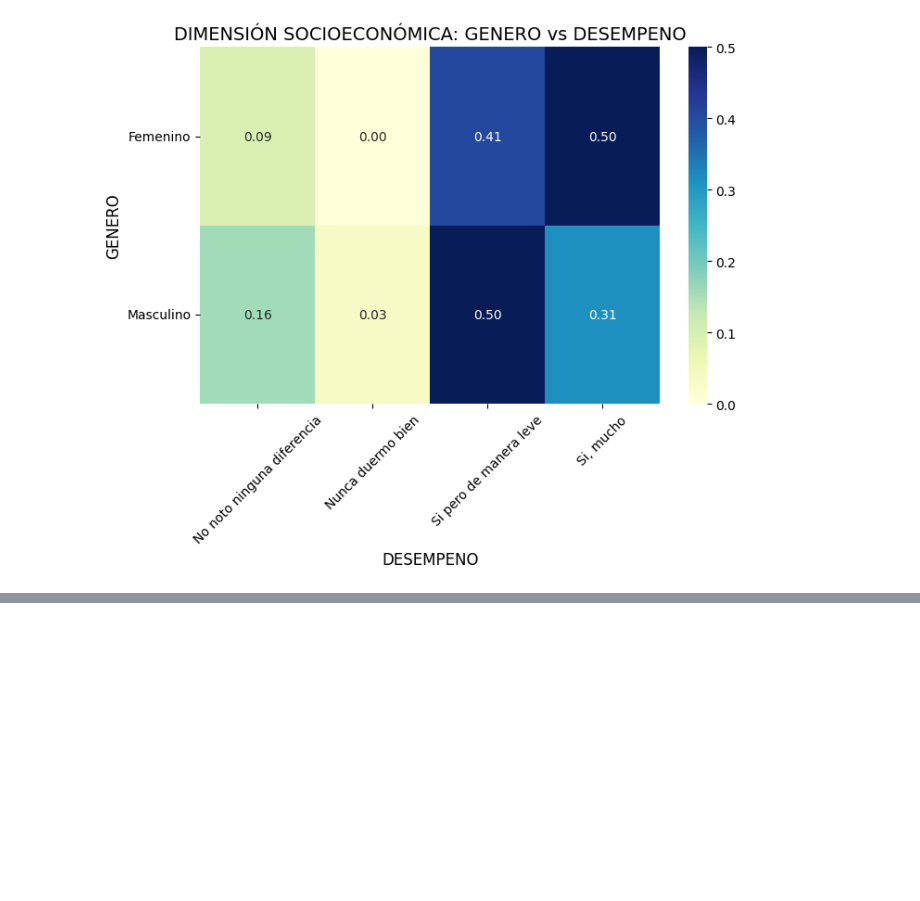
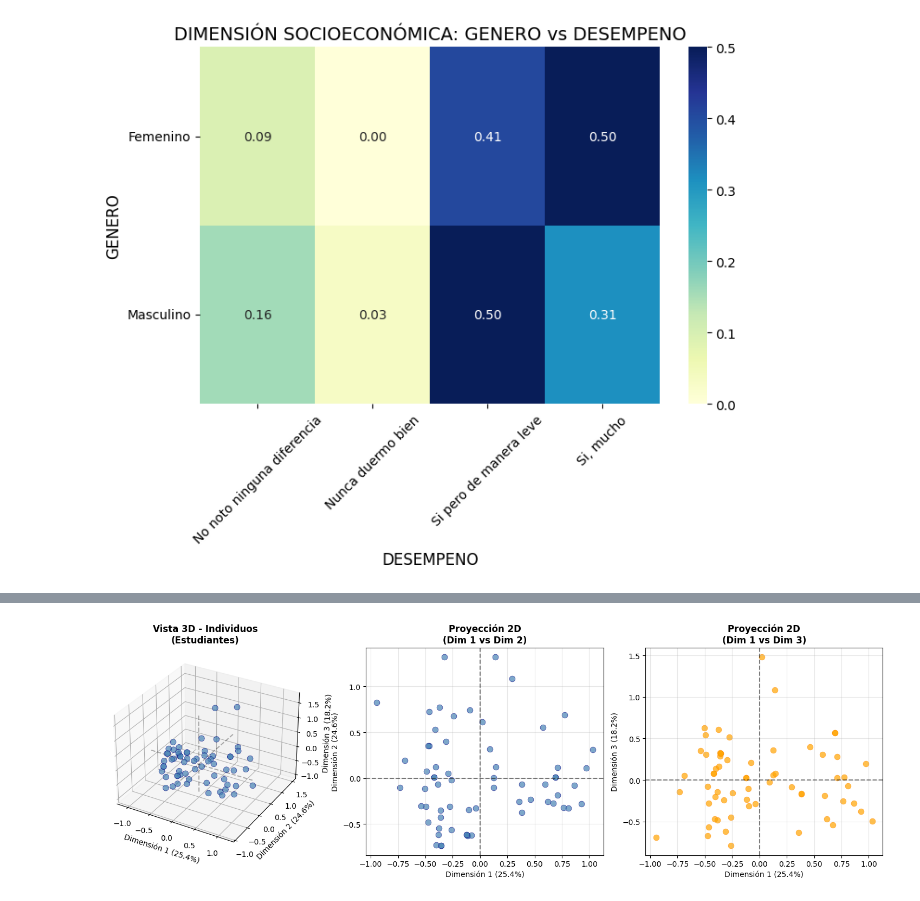
Before and after one commit to AndreSosa21/MCA, a Jupyter notebook: MCA.ipynb, the cells around one changed output, grey strips where cells are left out. Saved outputs shown, nothing was run; the diff lists cells and outputs as text; code cells hidden in the pictures; blank space fills up the shorter version.

```diff
--- a/MCA.ipynb
+++ b/MCA.ipynb
@@ -115,9 +164,15 @@ df.head()
 # %% [markdown]
 #### 2. Preprocesamiento de los datos
 # %%
+# ANÁLISIS EXPLORATORIO: RELACIONES ENTRE VARIABLES
 import matplotlib.pyplot as plt
 import seaborn as sns
 
+# Definir variables activas (las que participarán en el MCA)
+VARIABLES_ACTIVAS = ['SLEEP', 'CONCENTRACION', 'DESEMPENO', 'PUNTUALIDAD', 'FATIGA', 'CALIDAD']
+
+# Definir variables suplementarias (para interpretación)
+VARIABLES_SUPLEMENTARIAS = ['GENERO', 'CARRERA', 'SEMESTRE', 'BECA']
 
 # Re-definir las variables por dimensión con nombres en mayúsculas
 ACADEMICAS = ['SEMESTRE', 'CARRERA', 'CREDITOS', 'RETIRO']
@@ -162,0 +555,76 @@ plot_heatmaps(SOCIOECO, target="DESEMPENO", title="DIMENSIÓN SOCIOECONÓMICA")
+# %%
+# VISUALIZACIÓN 3D DE INDIVIDUOS (ESTUDIANTES)
+import matplotlib.pyplot as plt
+from mpl_toolkits.mplot3d import Axes3D
+import numpy as np
+
+print("=== VISUALIZACIÓN 3D DE INDIVIDUOS ===")
+
+# Obtener coordenadas de individuos en las primeras 3 dimensiones
+coord_individuos = mca_result.row_coordinates(data_clean)
+
+print(f"📊 Proyectando {coord_individuos.shape[1]} estudiantes en espacio 3D")
+print(f"🎯 Dimensiones: 1 ({explained_variance[0]:.1%}), 2 ({explained_variance[1]:.1%}), 3 ({explained_variance[2]:.1%})")
+
+# Crear figura 3D
+fig = plt.figure(figsize=(15, 5))
+
+# ===== GRÁFICO 1: VISTA GENERAL 3D =====
+ax1 = fig.add_subplot(131, projection='3d')
+
+scatter = ax1.scatter(coord_individuos[0], coord_individuos[1], coord_individuos[2],
+                     alpha=0.7, s=60, c='steelblue', edgecolors='navy', linewidth=0.5)
+
+ax1.set_xlabel(f'Dimensión 1 ({explained_variance[0]:.1%})', fontsize=10)
+ax1.set_ylabel(f'Dimensión 2 ({explained_variance[1]:.1%})', fontsize=10)
+ax1.set_zlabel(f'Dimensión 3 ({explained_variance[2]:.1%})', fontsize=10)
+ax1.set_title('Vista 3D - Individuos\n(Estudiantes)', fontsize=12, fontweight='bold')
+
+# Agregar líneas de referencia
+ax1.plot([0, 0], [0, 0], [ax1.get_zlim()[0], ax1.get_zlim()[1]], 'k--', alpha=0.3)
+ax1.plot([ax1.get_xlim()[0], ax1.get_xlim()[1]], [0, 0], [0, 0], 'k--', alpha=0.3)
+ax1.plot([0, 0], [ax1.get_ylim()[0], ax1.get_ylim()[1]], [0, 0], 'k--', alpha=0.3)
+
+# ===== GRÁFICO 2: PROYECCIÓN DIM1 vs DIM2 =====
+ax2 = fig.add_subplot(132)
+
+ax2.scatter(coord_individuos[0], coord_individuos[1], alpha=0.7, s=60,
+           c='steelblue', edgecolors='navy', linewidth=0.5)
+
+ax2.set_xlabel(f'Dimensión 1 ({explained_variance[0]:.1%})', fontsize=10)
+ax2.set_ylabel(f'Dimensión 2 ({explained_variance[1]:.1%})', fontsize=10)
+ax2.set_title('Proyección 2D\n(Dim 1 vs Dim 2)', fontsize=12, fontweight='bold')
+ax2.grid(True, alpha=0.3)
+ax2.axhline(y=0, color='k', linestyle='--', alpha=0.5)
+ax2.axvline(x=0, color='k', linestyle='--', alpha=0.5)
+
+# ===== GRÁFICO 3: PROYECCIÓN DIM1 vs DIM3 =====
+ax3 = fig.add_subplot(133)
+
+ax3.scatter(coord_individuos[0], coord_individuos[2], alpha=0.7, s=60,
+           c='orange', edgecolors='darkorange', linewidth=0.5)
+
+ax3.set_xlabel(f'Dimensión 1 ({explained_variance[0]:.1%})', fontsize=10)
+ax3.set_ylabel(f'Dimensión 3 ({explained_variance[2]:.1%})', fontsize=10)
+ax3.set_title('Proyección 2D\n(Dim 1 vs Dim 3)', fontsize=12, fontweight='bold')
+ax3.grid(True, alpha=0.3)
+ax3.axhline(y=0, color='k', linestyle='--', alpha=0.5)
+ax3.axvline(x=0, color='k', linestyle='--', alpha=0.5)
+
+plt.tight_layout()
+plt.show()
+
+print("\n📈 INTERPRETACIÓN VISUAL:")
+print("🔍 La vista 3D muestra la distribución de estudiantes en el espacio factorial")
+print("📊 Las proyecciones 2D permiten analizar relaciones específicas entre dimensiones")
+print("🎯 Busca agrupaciones naturales o patrones de dispersión")
+
+# Estadísticas de dispersión
+print(f"\n📊 ESTADÍSTICAS DE DISPERSIÓN:")
+for i in range(3):
+    std_dev = np.std(coord_individuos[i])
+    rango = np.max(coord_individuos[i]) - np.min(coord_individuos[i])
+    print(f"  Dimensión {i+1}: Desv.Est = {std_dev:.3f} | Rango = {rango:.3f}")
+
+print(f"\n✅ Coordenadas guardadas para análisis posteriores")
+# %% [output]
@@ -162,0 +634 @@ plot_heatmaps(SOCIOECO, target="DESEMPENO", title="DIMENSIÓN SOCIOECONÓMICA")
+[figure, added]
```
Also changed, not shown: parts of 11 cells of this notebook.
